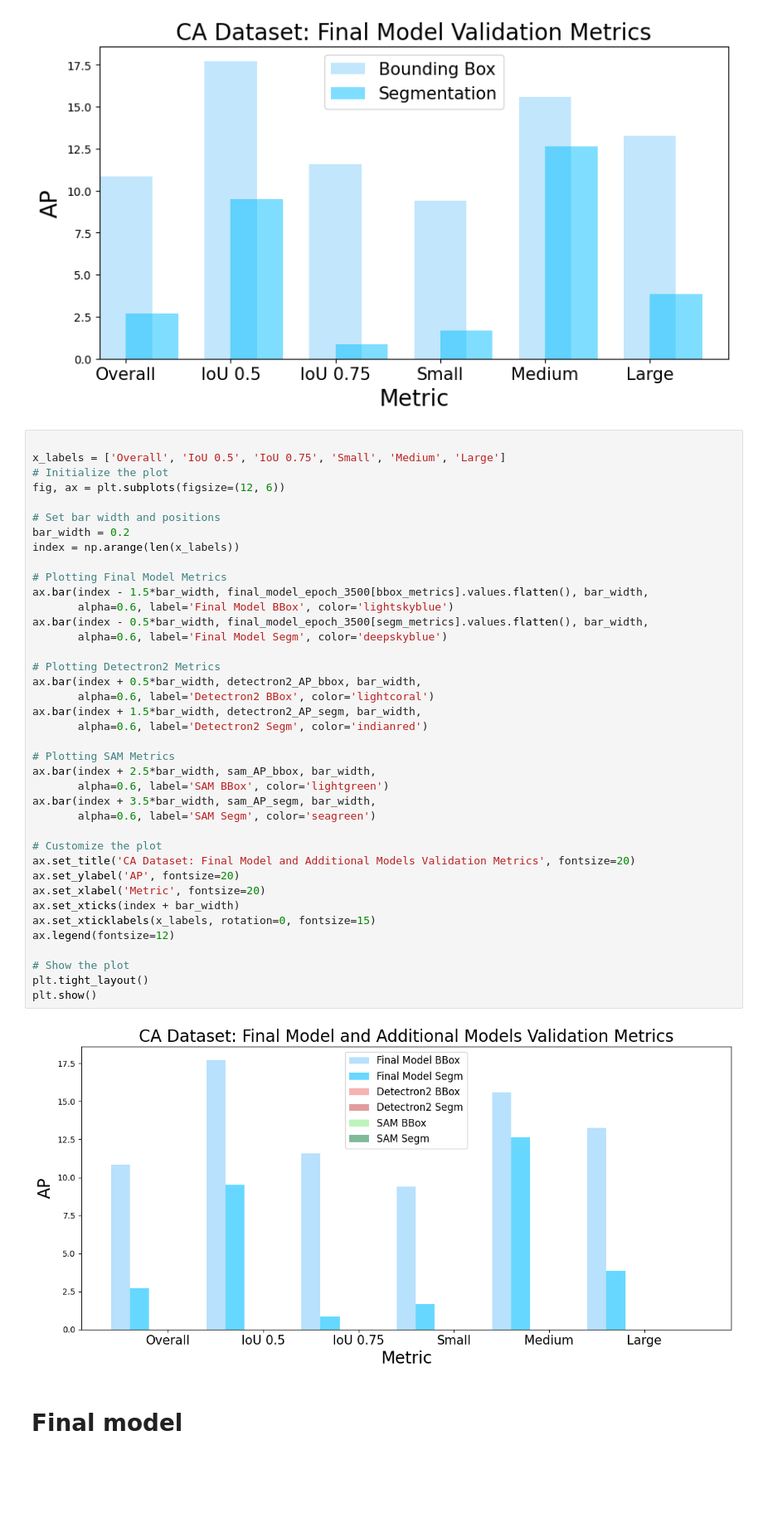
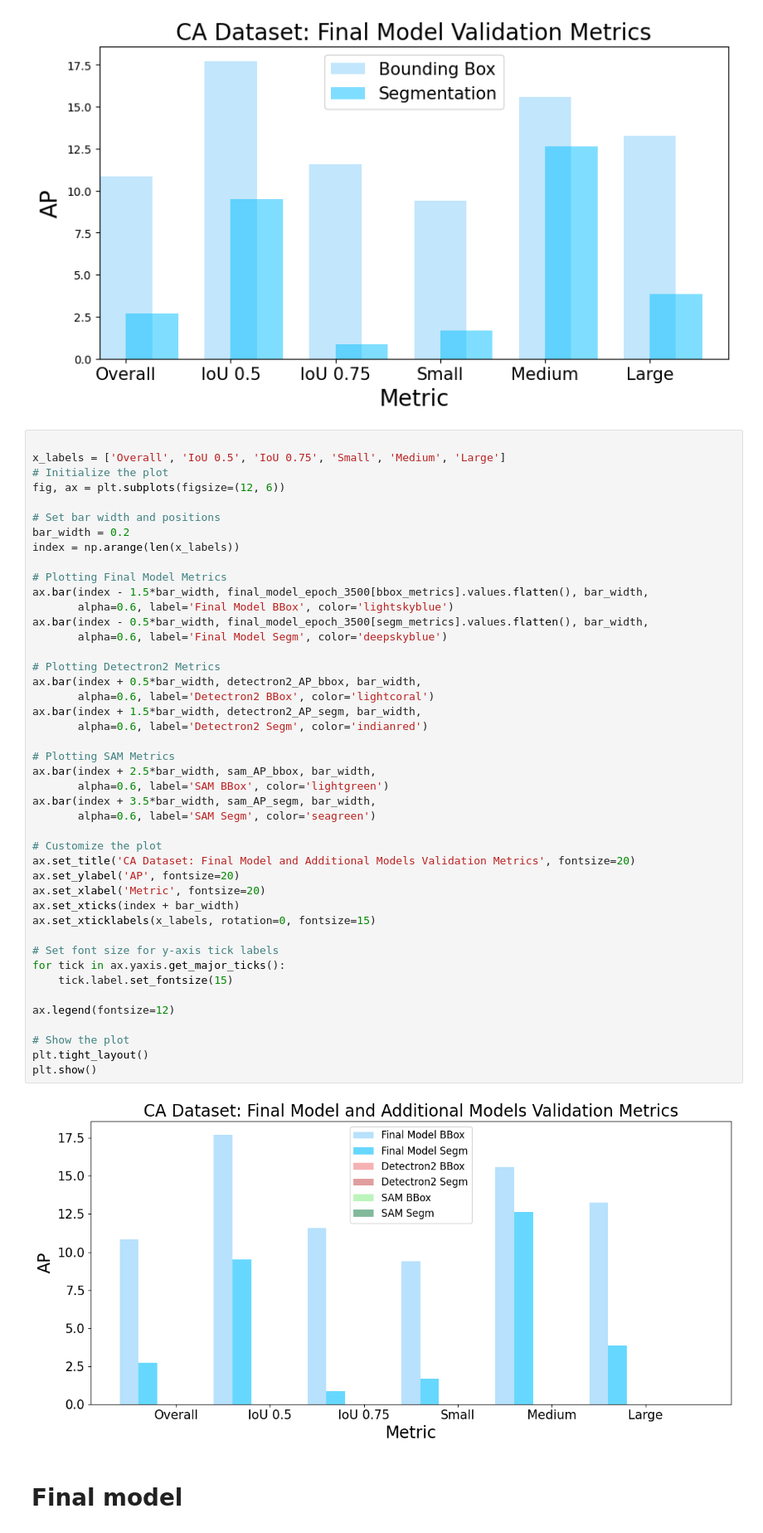
Before and after one commit to femartip/Detection-Microfibres-in-Sludge, a Jupyter notebook: Fine_tuned_Detectron2/Utils/cv_results_CA.ipynb, the cells around one changed output. Shown at 83% size. Drawn from its saved outputs; the diff is of its cells as text; blank space fills up the shorter version.

Commit message:
Increase font size 2.0

```diff
--- a/Fine_tuned_Detectron2/Utils/cv_results_CA.ipynb
+++ b/Fine_tuned_Detectron2/Utils/cv_results_CA.ipynb
@@ -646,34 +652,39 @@ index = np.arange(len(x_labels))
 # Plotting Final Model Metrics
 ax.bar(index - 1.5*bar_width, final_model_epoch_3500[bbox_metrics].values.flatten(), bar_width,
        alpha=0.6, label='Final Model BBox', color='lightskyblue')
 ax.bar(index - 0.5*bar_width, final_model_epoch_3500[segm_metrics].values.flatten(), bar_width,
        alpha=0.6, label='Final Model Segm', color='deepskyblue')
 
 # Plotting Detectron2 Metrics
 ax.bar(index + 0.5*bar_width, detectron2_AP_bbox, bar_width,
        alpha=0.6, label='Detectron2 BBox', color='lightcoral')
 ax.bar(index + 1.5*bar_width, detectron2_AP_segm, bar_width,
        alpha=0.6, label='Detectron2 Segm', color='indianred')
 
 # Plotting SAM Metrics
 ax.bar(index + 2.5*bar_width, sam_AP_bbox, bar_width,
        alpha=0.6, label='SAM BBox', color='lightgreen')
 ax.bar(index + 3.5*bar_width, sam_AP_segm, bar_width,
        alpha=0.6, label='SAM Segm', color='seagreen')
 
 # Customize the plot
 ax.set_title('CA Dataset: Final Model and Additional Models Validation Metrics', fontsize=20)
 ax.set_ylabel('AP', fontsize=20)
 ax.set_xlabel('Metric', fontsize=20)
 ax.set_xticks(index + bar_width)
 ax.set_xticklabels(x_labels, rotation=0, fontsize=15)
+
+# Set font size for y-axis tick labels
+for tick in ax.yaxis.get_major_ticks():
+    tick.label.set_fontsize(15)
+
 ax.legend(fontsize=12)
 
 # Show the plot
 plt.tight_layout()
 plt.show()
 # %% [output]
-[figure, old version]
+[figure, new version]
 # %% [markdown]
 # Final model
 # %% [markdown]
```
Also changed, not shown: parts of 2 cells of this notebook, 1 other file.
